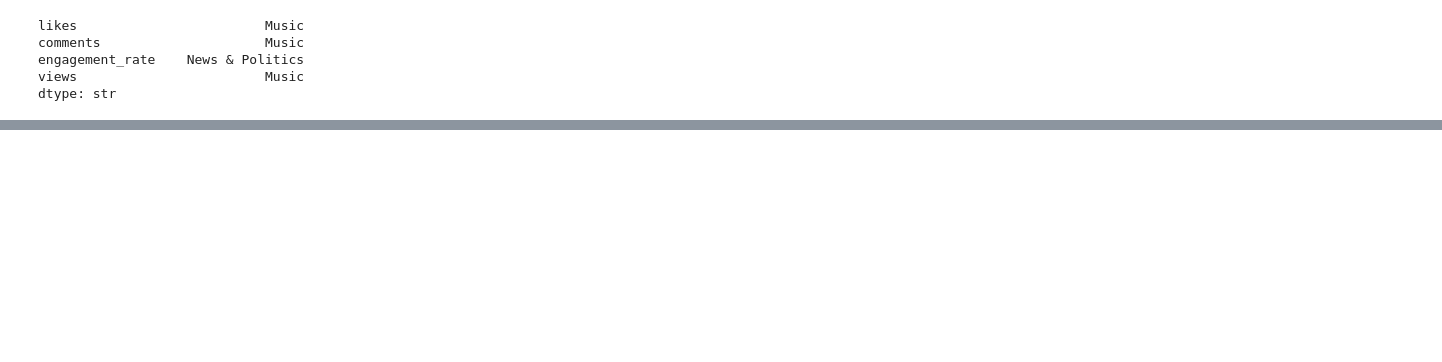
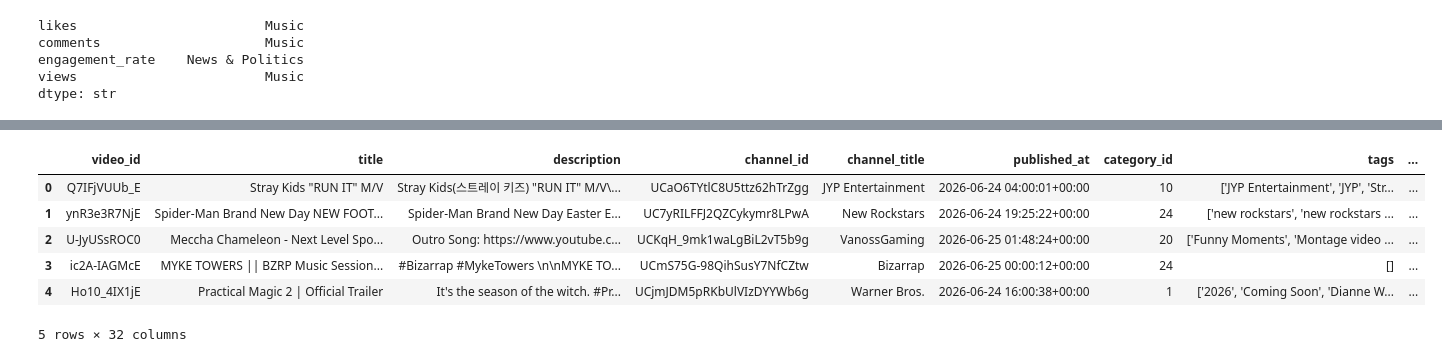
Before and after one commit to patinnojoe/algorithm-economy, a Jupyter notebook: notebook/q1-category-engagement.ipynb, the cells around one changed output, grey strips where cells are left out. Saved outputs shown, nothing was run; the diff lists cells and outputs as text; code cells hidden in the pictures; blank space fills up the shorter version.

```diff
--- a/notebook/q1-category-engagement.ipynb
+++ b/notebook/q1-category-engagement.ipynb
@@ -140,0 +220,30 @@ Saved: /Users/pro2020/projects/python/social-media-algorithm-analysis/outputs/q1
+# %%
+# ANOVA AND ETA with log values
+from scipy.stats import f_oneway
+
+df.head()
+
+
+
+
+# Null Hypothesis: there is no relationship between category and its engagement rate
+
+groups = [
+    group["engagement_rate"].values
+    for _, group in df.groupby("category_name")
+]
+
+F, p = f_oneway(*groups)
+
+print(f"F Statistic : {F:.3f}")
+print(f"P-value     : {p:.5f}")
+
+print(f"There is statistically significant evidence that mean engagement rates differ across YouTube content categories (ANOVA, F = {F:.3f}, p < .{p:.5f}).")
+# %% [output]
+|  | video_id | title | description | channel_id | channel_title | published_at | category_id | tags | ... |
+| 0 | Q7IFjVUUb_E | Stray Kids "RUN IT" M/V | Stray Kids(스트레이 키즈) "RUN IT" M/V\... | UCaO6TYtlC8U5ttz62hTrZgg | JYP Entertainment | 2026-06-24 04:00:01+00:00 | 10 | ['JYP Entertainment', 'JYP', 'Str... | ... |
+| 1 | ynR3e3R7NjE | Spider-Man Brand New Day NEW FOOT... | Spider-Man Brand New Day Easter E... | UC7yRILFFJ2QZCykymr8LPwA | New Rockstars | 2026-06-24 19:25:22+00:00 | 24 | ['new rockstars', 'new rockstars ... | ... |
+| 2 | U-JyUSsROC0 | Meccha Chameleon - Next Level Spo... | Outro Song: https://www.youtube.c... | UCKqH_9mk1waLgBiL2vT5b9g | VanossGaming | 2026-06-25 01:48:24+00:00 | 20 | ['Funny Moments', 'Montage video ... | ... |
+| 3 | ic2A-IAGMcE | MYKE TOWERS || BZRP Music Session... | #Bizarrap #MykeTowers \n\nMYKE TO... | UCmS75G-98QihSusY7NfCZtw | Bizarrap | 2026-06-25 00:00:12+00:00 | 24 | [] | ... |
+| 4 | Ho10_4IX1jE | Practical Magic 2 | Official Trailer | It's the season of the witch. #Pr... | UCjmJDM5pRKbUlVIzDYYWb6g | Warner Bros. | 2026-06-24 16:00:38+00:00 | 1 | ['2026', 'Coming Soon', 'Dianne W... | ... |
+5 rows × 32 columns
```
Also changed, not shown: parts of 9 cells of this notebook, 9 other files.
